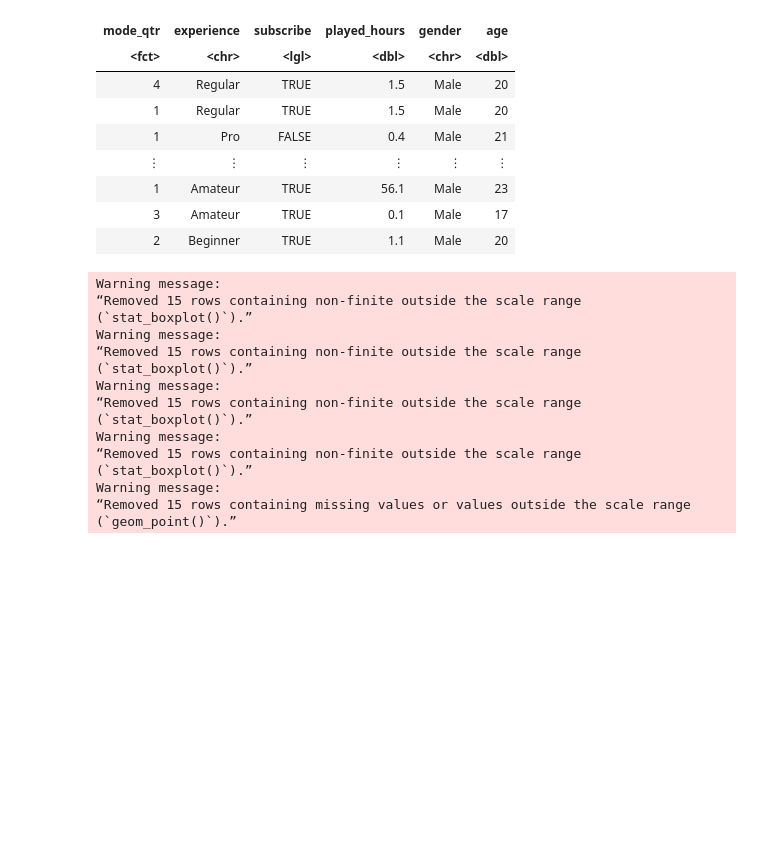
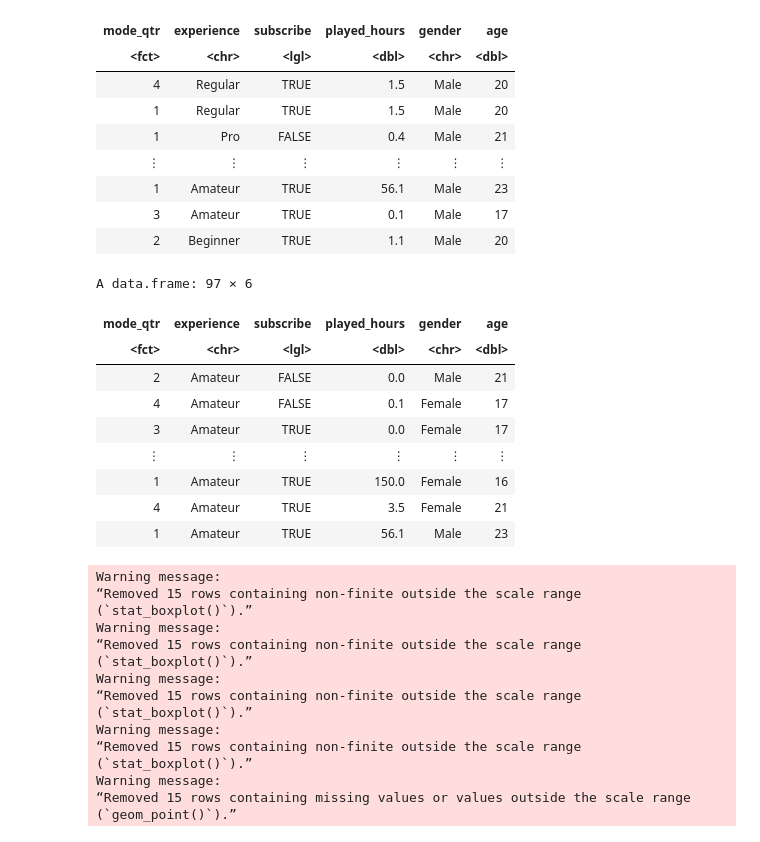
Before and after one commit to akdivinagracia/project-009-2, a Jupyter notebook: notebook.ipynb, the cells around one changed output. Saved outputs shown, nothing was run; the diff lists cells and outputs as text; code cells hidden in the pictures; blank space fills up the shorter version.

```diff
--- a/notebook.ipynb
+++ b/notebook.ipynb
@@ -140,6 +140,24 @@ A data.frame: 131 × 6
 | 1 | Amateur | TRUE | 56.1 | Male | 23 |
 | 3 | Amateur | TRUE | 0.1 | Male | 17 |
 | 2 | Beginner | TRUE | 1.1 | Male | 20 |
+# %%
+# Creating training and testing split
+set.seed(123)
+split <- initial_split(combined, prop = 0.75, strata = played_hours)
+combined_training <- training(split)
+combined_testing <- testing(split)
+combined_training
+# %% [output]
+A data.frame: 97 × 6
+| mode_qtr | experience | subscribe | played_hours | gender | age |
+| <fct> | <chr> | <lgl> | <dbl> | <chr> | <dbl> |
+| 2 | Amateur | FALSE | 0.0 | Male | 21 |
+| 4 | Amateur | FALSE | 0.1 | Female | 17 |
+| 3 | Amateur | TRUE | 0.0 | Female | 17 |
+| ⋮ | ⋮ | ⋮ | ⋮ | ⋮ | ⋮ |
+| 1 | Amateur | TRUE | 150.0 | Female | 16 |
+| 4 | Amateur | TRUE | 3.5 | Female | 21 |
+| 1 | Amateur | TRUE | 56.1 | Male | 23 |
 # %%
 options(repr.plot.width = 16, repr.plot.height = 9)
 
```
Also changed, not shown: parts of 7 cells of this notebook.
